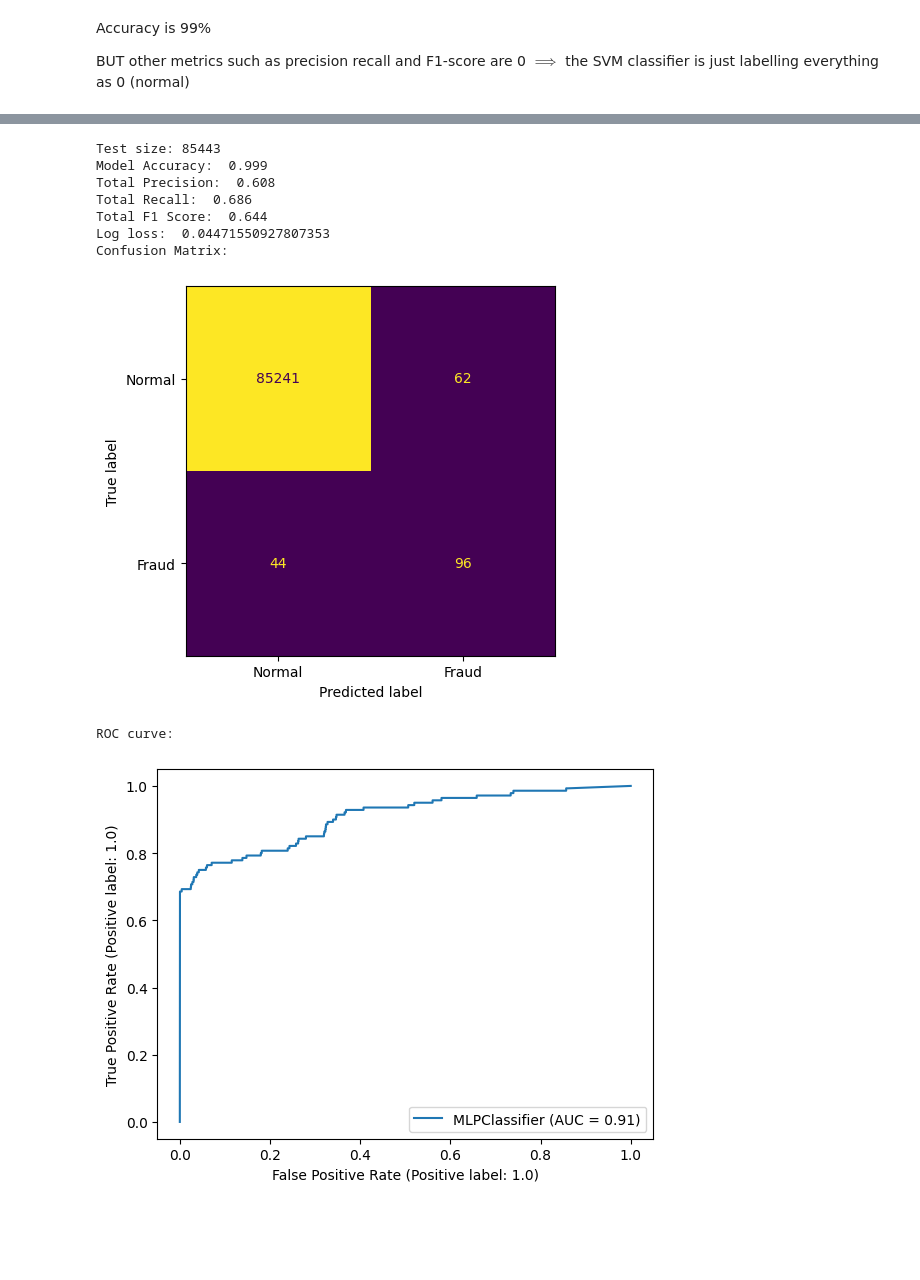
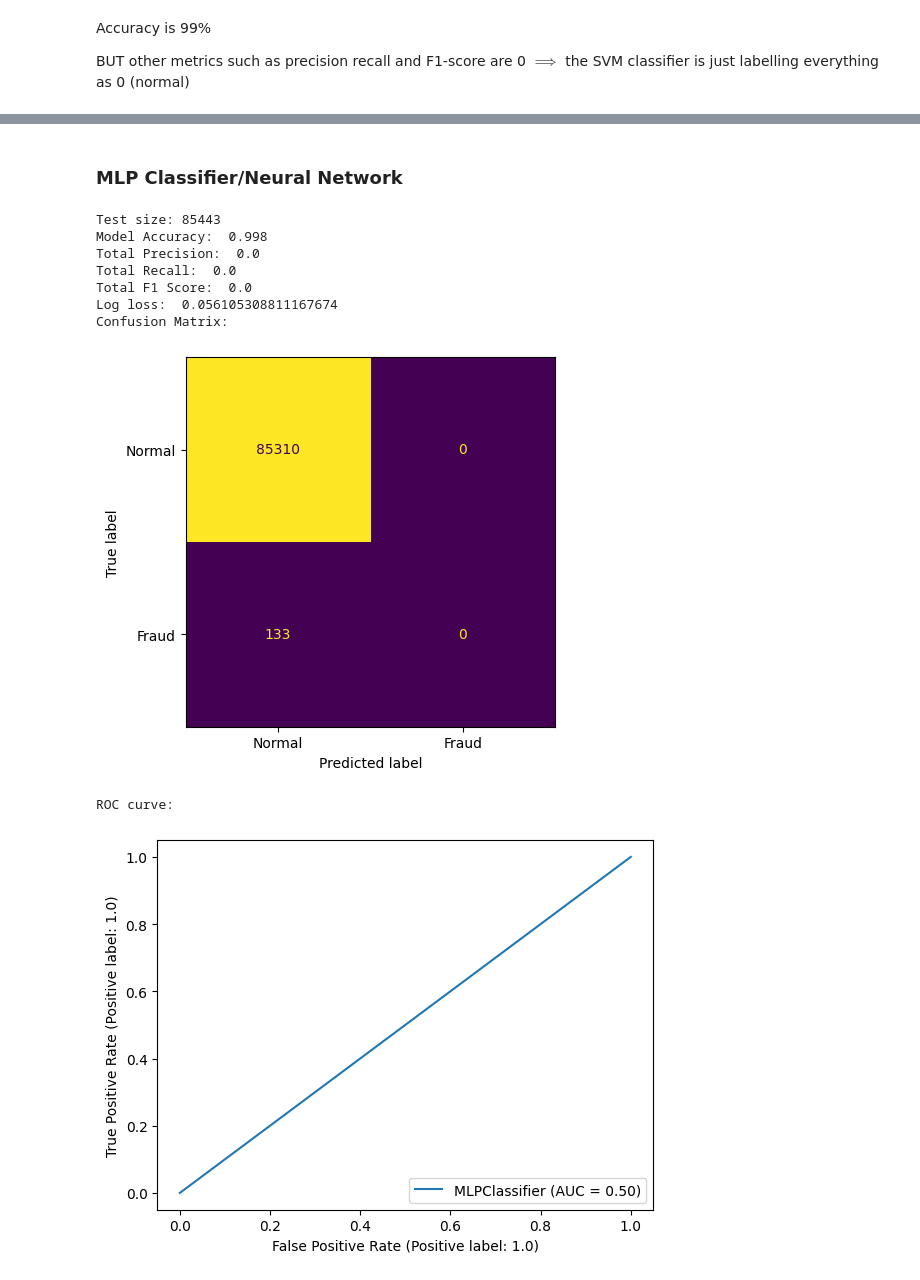
Before and after one commit to DarkWake9/Project-ML, a Jupyter notebook: task1.ipynb, the cells around one changed output, grey strips where cells are left out. Drawn from its saved outputs; the diff is of its cells as text; code cells hidden in the pictures; blank space fills up the shorter version.

```diff
--- a/task1.ipynb
+++ b/task1.ipynb
@@ -111,3 +107,0 @@ BUT other metrics such as precision recall and F1-score are 0 $\implies$ the SVM
-# %%
-### SVM with scaled features
-train_test_model(svm.SVC(), train_features, train_labels, val_features, val_labels, title = 'SVM_norm')
@@ -149,17 +144,19 @@ ROC curve:
+# %% [markdown]
+### MLP Classifier/Neural Network
 # %%
 from sklearn.neural_network import MLPClassifier
 
-mlp = MLPClassifier(activation='relu')
+mlp = MLPClassifier(activation='relu', solver='sgd', hidden_layer_sizes=(1,))
 
 train_test_model(mlp, train_features, train_labels, val_features, val_labels, title = 'MLP_norm')
 # %% [output]
 Test size: 85443
-Model Accuracy:  0.999
-Total Precision:  0.608
-Total Recall:  0.686
-Total F1 Score:  0.644
-Log loss:  0.04471550927807353
+Model Accuracy:  0.998
+Total Precision:  0.0
+Total Recall:  0.0
+Total F1 Score:  0.0
+Log loss:  0.056105308811167674
 Confusion Matrix:
-[figure, old version]
+[figure, new version]
 ROC curve:
-[figure, old version]
+[figure, new version]
```
Also changed, not shown: parts of 19 cells of this notebook, 6 other files.
